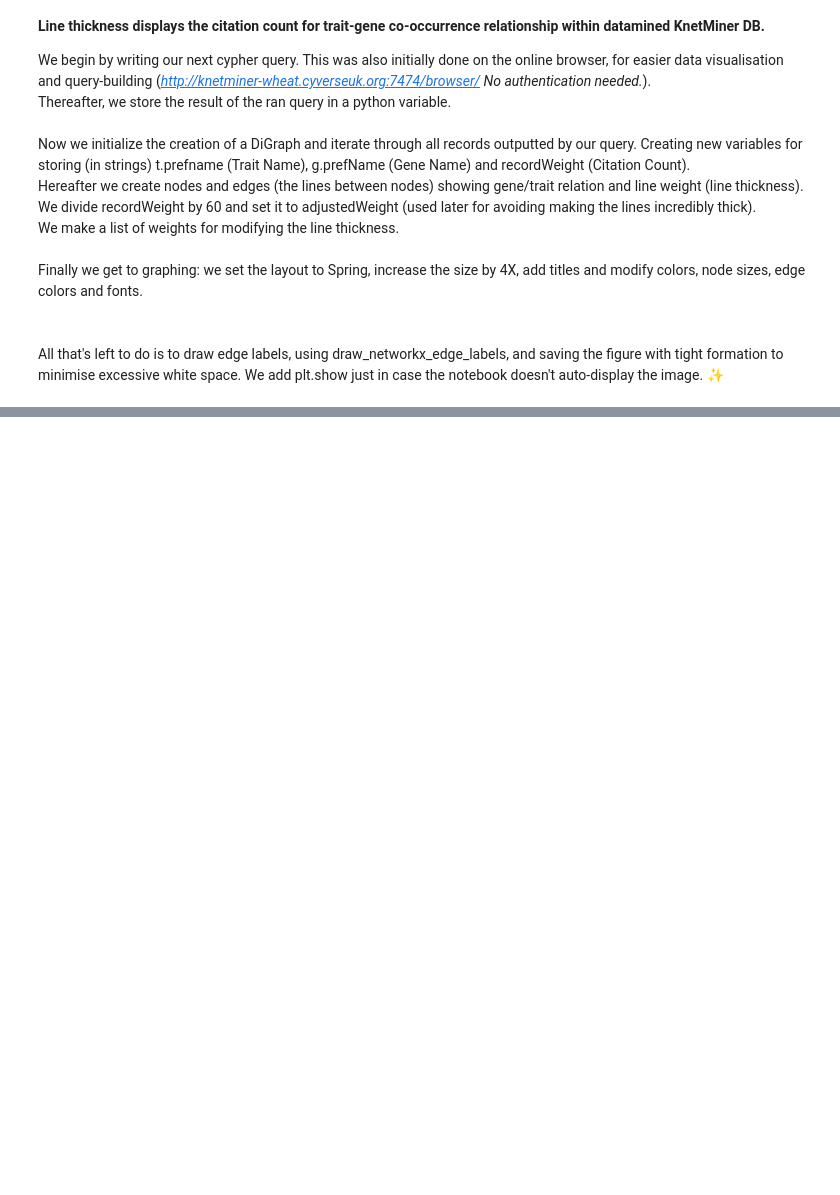
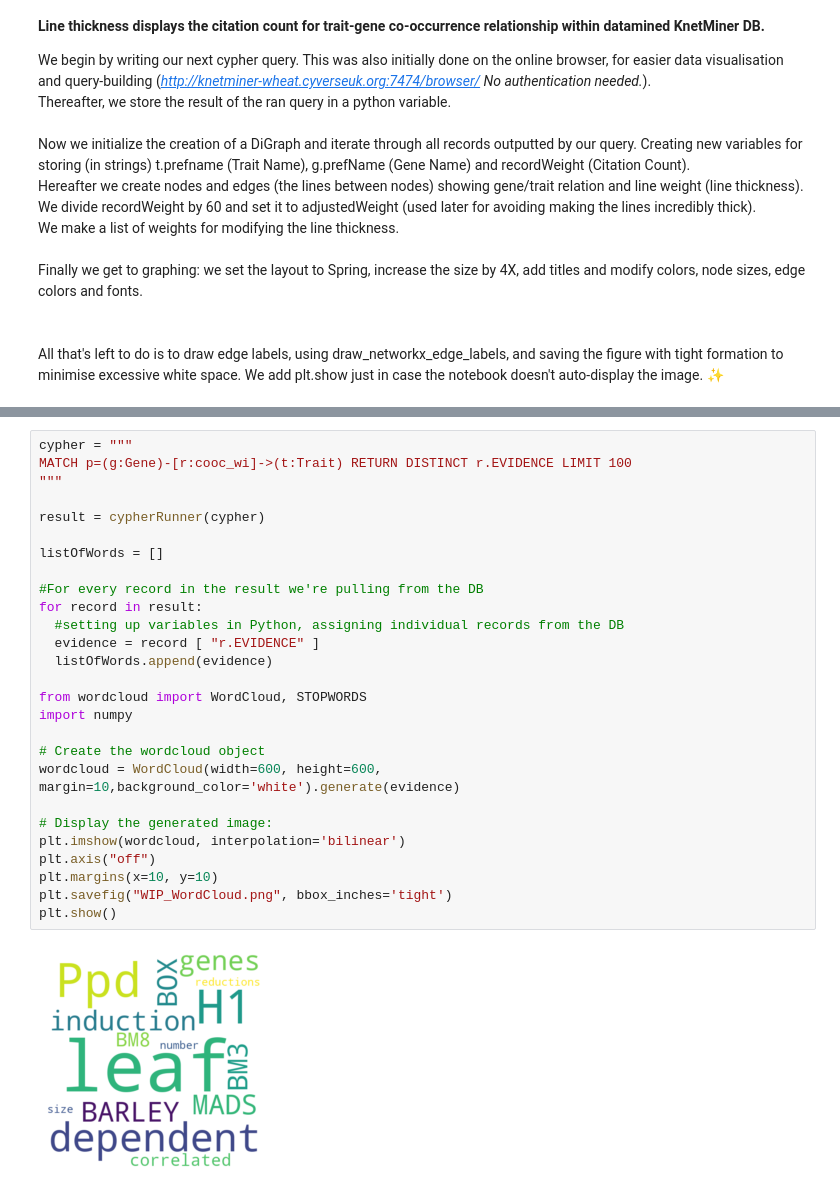
Before and after one commit to Arnedeklerk/Work-Directory, a Jupyter notebook: ArneNotebook.ipynb, the cells around one changed output, grey strips where cells are left out. Drawn from its saved outputs; the diff is of its cells as text; blank space fills up the shorter version.

Commit message:
Added a step four, with a third graph

```diff
--- a/ArneNotebook.ipynb
+++ b/ArneNotebook.ipynb
@@ -164,0 +168,29 @@ plt.show()
+# %%
+cypher = """
+MATCH p=(g:Gene)-[r:cooc_wi]->(t:Trait) RETURN DISTINCT r.EVIDENCE LIMIT 100
+"""
+
+result = cypherRunner(cypher)
+
+listOfWords = []
+
+#For every record in the result we're pulling from the DB
+for record in result:
+  #setting up variables in Python, assigning individual records from the DB
+  evidence = record [ "r.EVIDENCE" ]
+  listOfWords.append(evidence)
+
+from wordcloud import WordCloud, STOPWORDS
+import numpy
+
+# Create the wordcloud object
+wordcloud = WordCloud(width=600, height=600, margin=10,background_color='white').generate(evidence)
+
+# Display the generated image:
+plt.imshow(wordcloud, interpolation='bilinear')
+plt.axis("off")
+plt.margins(x=10, y=10)
+plt.savefig("WIP_WordCloud.png", bbox_inches='tight')
+plt.show()
+# %% [output]
+[figure, added]
```
Also changed, not shown: parts of 2 cells of this notebook, 1 other file.
